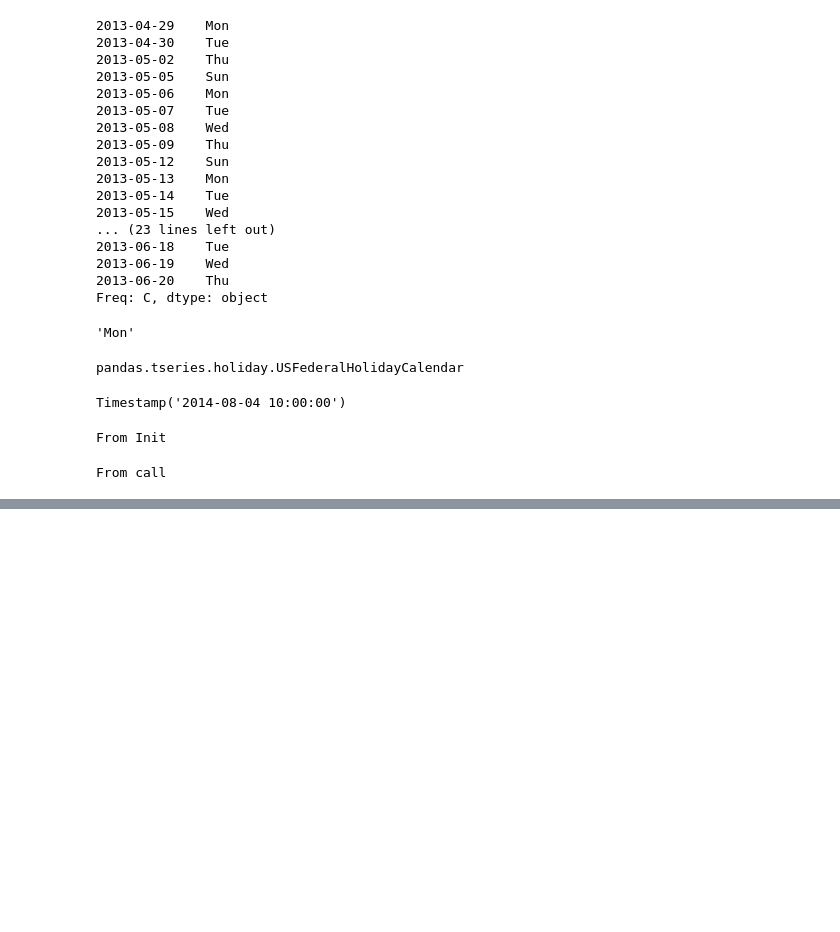
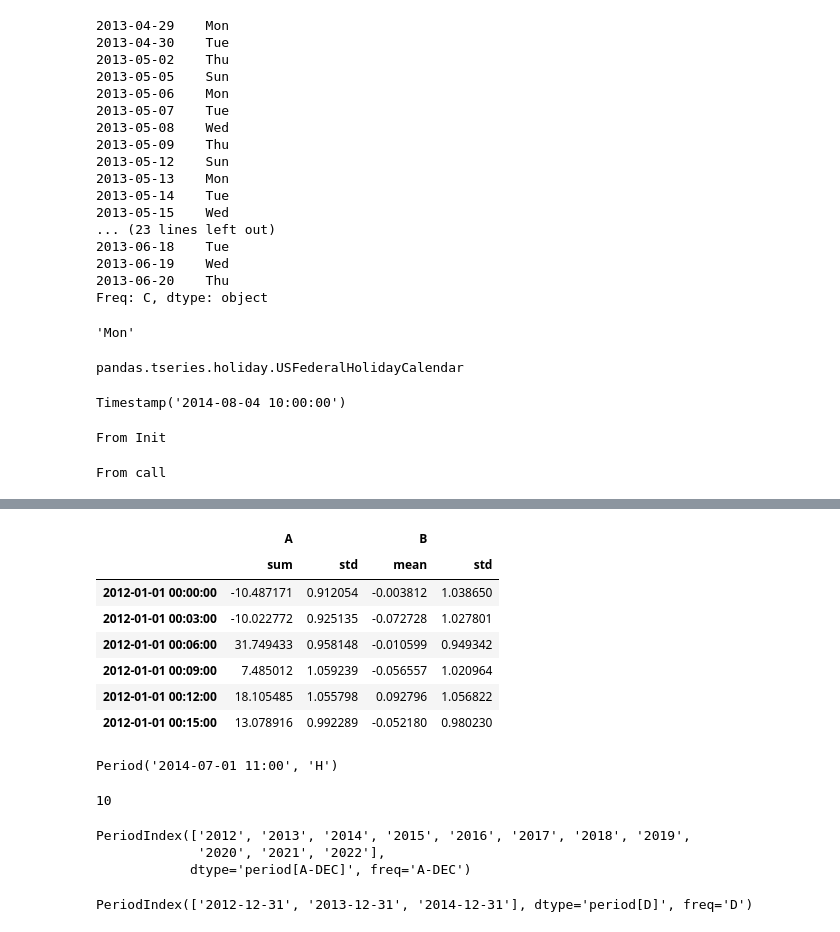
Before and after one commit to dufufeisdu/AI_Trading_Learn_Packages, a Jupyter notebook: learn/pandas/TimeSeries.ipynb, the cells around one changed output, grey strips where cells are left out. Cells and saved outputs as stored; diff of their text form; code cells hidden in the pictures; blank space fills up the shorter version.

```diff
--- a/learn/pandas/TimeSeries.ipynb
+++ b/learn/pandas/TimeSeries.ipynb
@@ -450,0 +582,7 @@ From call
+# %%
+df = pd.DataFrame(np.random.randn(1000, 3),
+                      index=pd.date_range('1/1/2012', freq='S', periods=1000),
+                      columns=['A', 'B', 'C'])
+# %%
+r = df.resample('3T')
+r.mean()
@@ -450,0 +597,27 @@ From call
+# %%
+r.agg({'A' : ['sum','std'], 'B' : ['mean','std'] })
+# %% [output]
+|  | A |  | B |  |
+|  | sum | std | mean | std |
+| 2012-01-01 00:00:00 | -10.487171 | 0.912054 | -0.003812 | 1.038650 |
+| 2012-01-01 00:03:00 | -10.022772 | 0.925135 | -0.072728 | 1.027801 |
+| 2012-01-01 00:06:00 | 31.749433 | 0.958148 | -0.010599 | 0.949342 |
+| 2012-01-01 00:09:00 | 7.485012 | 1.059239 | -0.056557 | 1.020964 |
+| 2012-01-01 00:12:00 | 18.105485 | 1.055798 | 0.092796 | 1.056822 |
+| 2012-01-01 00:15:00 | 13.078916 | 0.992289 | -0.052180 | 0.980230 |
+# %%
+
+p = pd.Period('2014-07-01 09:00', freq='H')
+p + np.timedelta64(7200, 's')
+# %% [output]
+Period('2014-07-01 11:00', 'H')
+# %%
+pd.Period('2012',freq='y')-pd.Period('2002',freq='y')
+# %% [output]
+10
+# %%
+pd.period_range('2012','2022',freq='y')
+# %% [output]
+PeriodIndex(['2012', '2013', '2014', '2015', '2016', '2017', '2018', '2019',
+             '2020', '2021', '2022'],
+            dtype='period[A-DEC]', freq='A-DEC')
@@ -450,0 +626,4 @@ From call
+# %%
+pi.astype('period[D]')
+# %% [output]
+PeriodIndex(['2012-12-31', '2013-12-31', '2014-12-31'], dtype='period[D]', freq='D')
```
Also changed, not shown: parts of 47 cells of this notebook, 1 other file.
